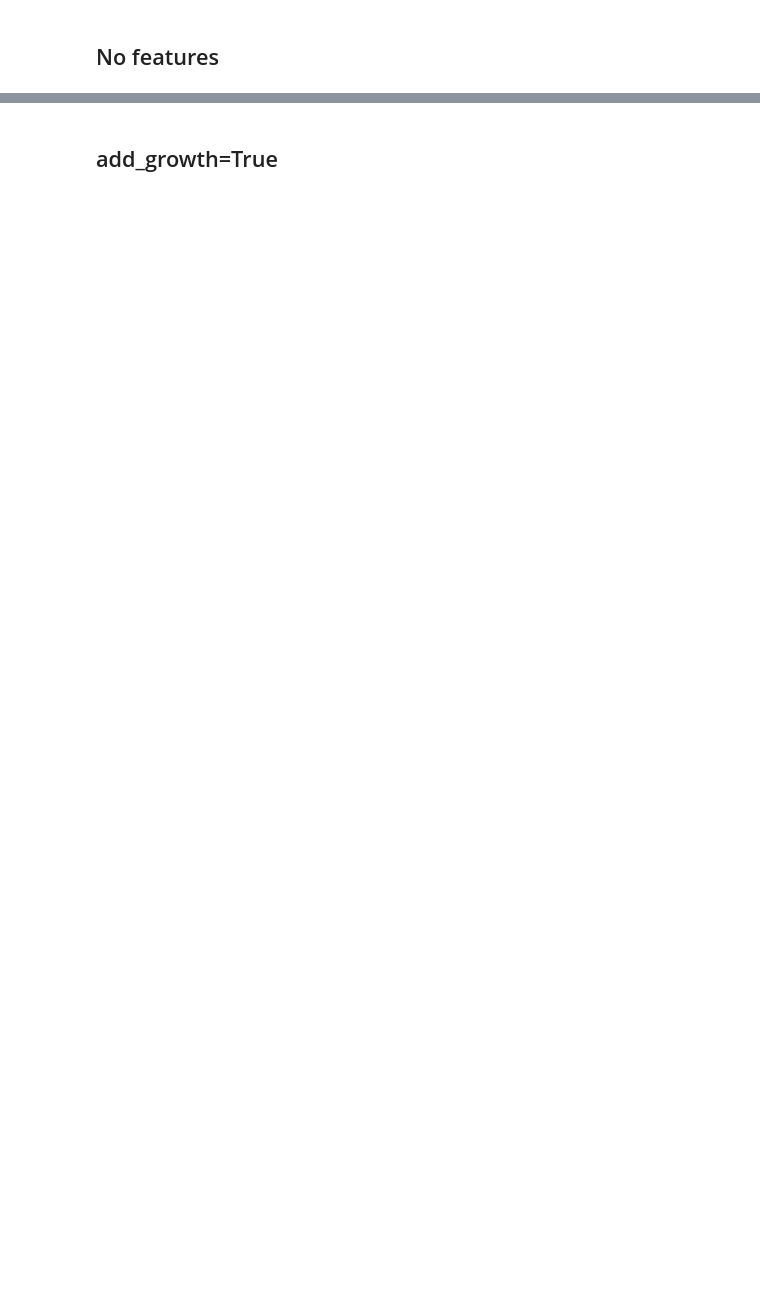
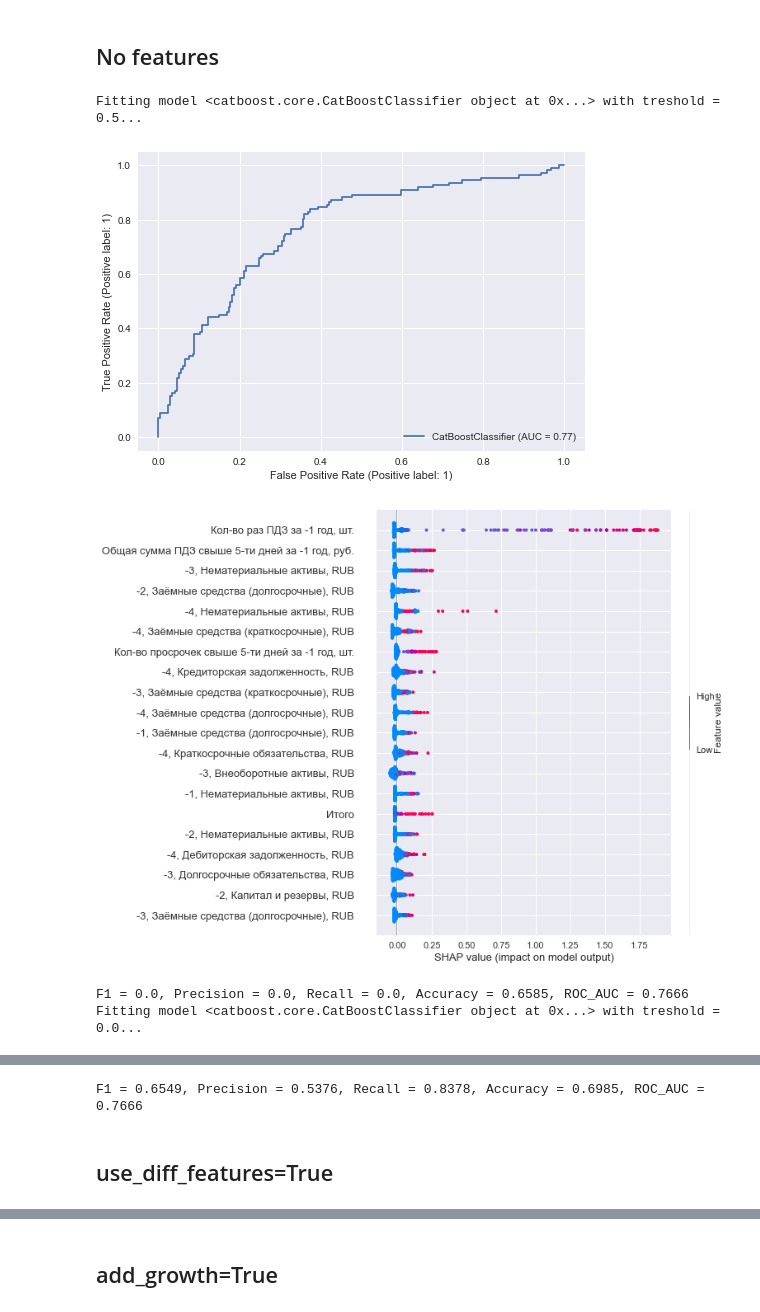
Before and after one commit to YurchenkoPO/McKinsey_Severstal_Hack_2022, a Jupyter notebook: notebooks/1_years_final.ipynb, the cells around one changed output, grey strips where cells are left out. Drawn from its saved outputs; the diff is of its cells as text; code cells hidden in the pictures; blank space fills up the shorter version.

```diff
--- a/notebooks/1_years_final.ipynb
+++ b/notebooks/1_years_final.ipynb
@@ -60,2 +75,16 @@ catboost_fit_predict(df, 'all_features')
 # %% [markdown]
 ## No features
+# %%
+df = create_df_1year_known(add_growth=False, count_log_fin_vals=False, normalize_fin_columns=False)
+# %%
+feat_gen = Feature_gen(-4, -1)
+df = feat_gen.preprocessing_before_fitting(df, use_diff_features=False, use_ratio_features=False)
+df = df.loc[:, [col for col in df.columns if 'Факт' not in col]]
+# %%
+catboost_fit_predict(df, 'no_features')
+# %% [output]
+Fitting model <catboost.core.CatBoostClassifier object at 0x...> with treshold = 0.5...
+[figure, added]
+[figure, added]
+F1 = 0.0, Precision = 0.0, Recall = 0.0, Accuracy = 0.6585, ROC_AUC = 0.7666
+Fitting model <catboost.core.CatBoostClassifier object at 0x...> with treshold = 0.0...
@@ -61,0 +93,3 @@ catboost_fit_predict(df, 'all_features')
+F1 = 0.6549, Precision = 0.5376, Recall = 0.8378, Accuracy = 0.6985, ROC_AUC = 0.7666
+# %% [markdown]
+## use_diff_features=True
```
Also changed, not shown: parts of 20 cells of this notebook, 4 other files.
